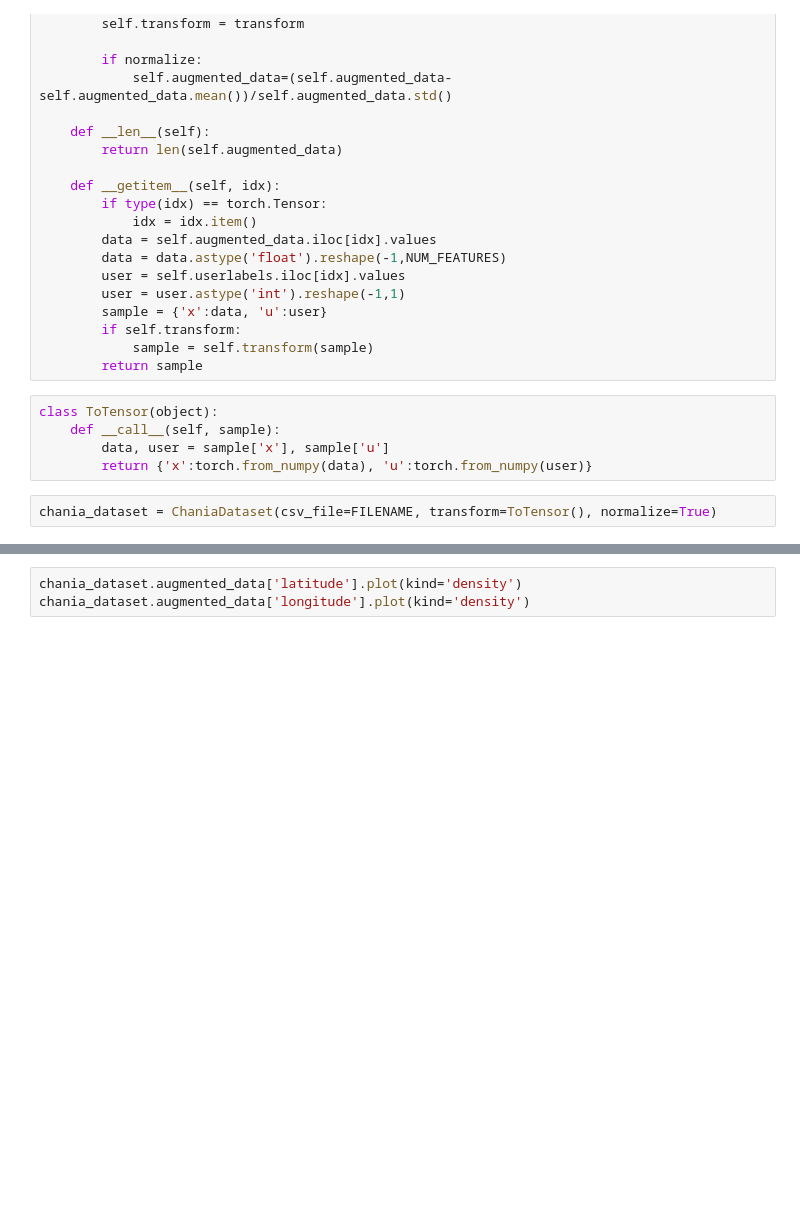
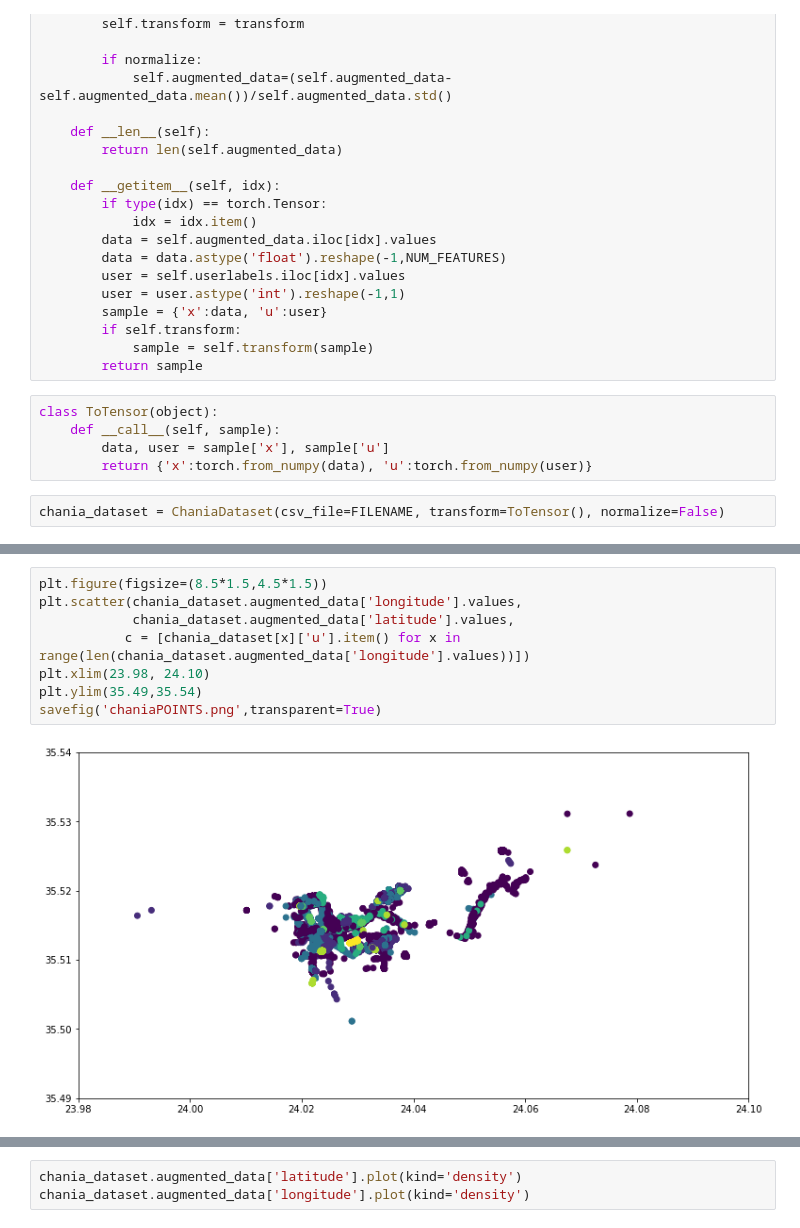
Before and after one commit to lillyclark/pytorch_privacy, a Jupyter notebook: nb_privacy.ipynb, the cells around one changed output, grey strips where cells are left out. Cells and saved outputs as stored; diff of their text form; blank space fills up the shorter version.

```diff
--- a/nb_privacy.ipynb
+++ b/nb_privacy.ipynb
@@ -75,4 +76,4 @@ class ToTensor(object):
         data, user = sample['x'], sample['u']
         return {'x':torch.from_numpy(data), 'u':torch.from_numpy(user)}
 # %%
-chania_dataset = ChaniaDataset(csv_file=FILENAME, transform=ToTensor(), normalize=True)
+chania_dataset = ChaniaDataset(csv_file=FILENAME, transform=ToTensor(), normalize=False)
@@ -78,0 +95,10 @@ chania_dataset = ChaniaDataset(csv_file=FILENAME, transform=ToTensor(), normaliz
+# %%
+plt.figure(figsize=(8.5*1.5,4.5*1.5))
+plt.scatter(chania_dataset.augmented_data['longitude'].values,
+            chania_dataset.augmented_data['latitude'].values,
+           c = [chania_dataset[x]['u'].item() for x in range(len(chania_dataset.augmented_data['longitude'].values))])
+plt.xlim(23.98, 24.10)
+plt.ylim(35.49,35.54)
+savefig('chaniaPOINTS.png',transparent=True)
+# %% [output]
+[figure, added]
```
Also changed, not shown: parts of 5 cells of this notebook, 8 other files.
